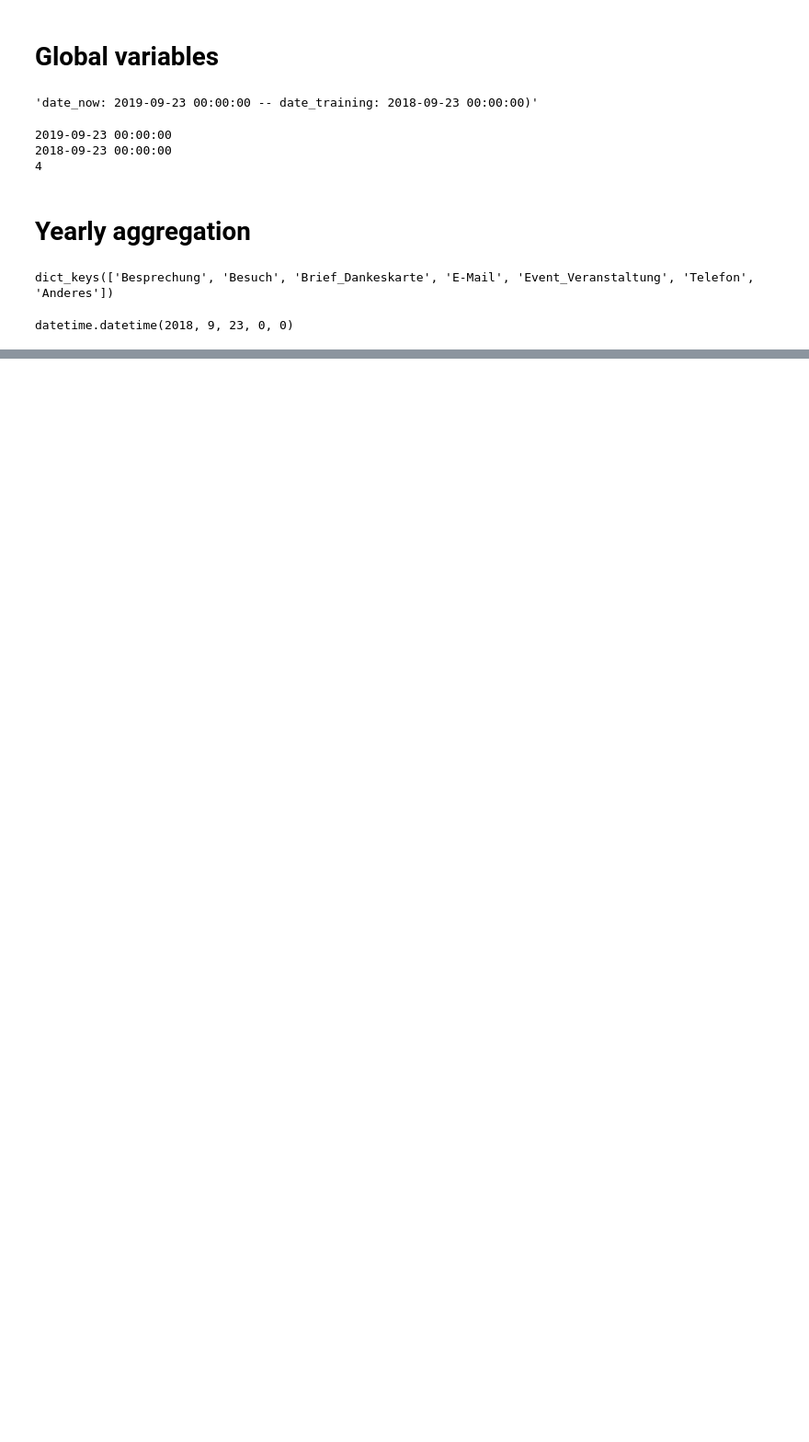
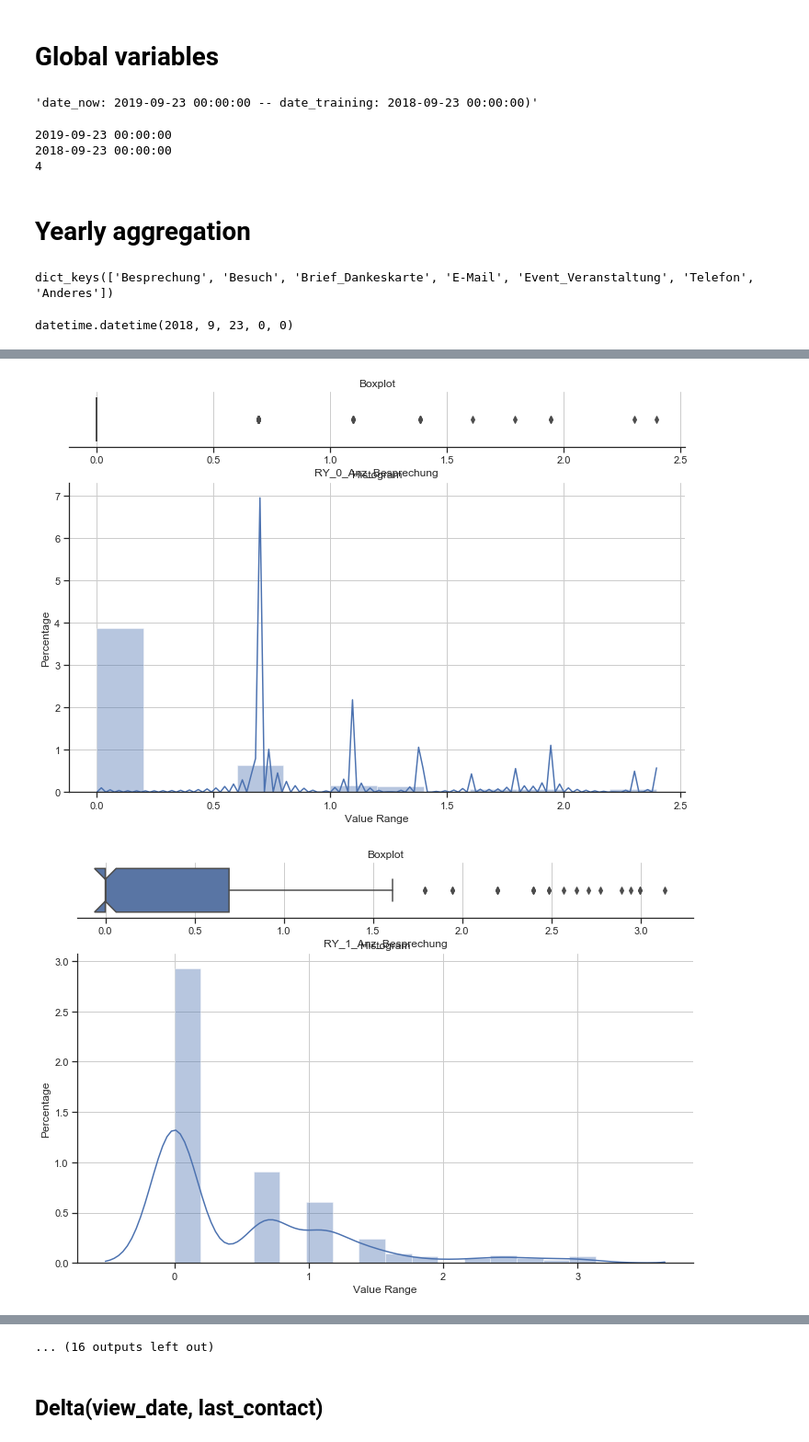
Before and after one commit to apgsga-stc/PredictiveAnalyticsPython, a Jupyter notebook: vkprog_analyse/vkprog_crm_prep.ipynb, the cells around one changed output, grey strips where cells are left out. Shown at 92% size. Drawn from its saved outputs; the diff is of its cells as text; code cells hidden in the pictures; blank space fills up the shorter version.

Commit message:
End of day
Started with time_deltas(last_contact:,view_date)

```diff
--- a/vkprog_analyse/vkprog_crm_prep.ipynb
+++ b/vkprog_analyse/vkprog_crm_prep.ipynb
@@ -252,0 +247,6 @@ yrl_kanal_contacts("Besuch",2)
+# %%
+#apply function:
+
+derpstown_df = contacts_grouped_yrly(date_view=date_training,
+                      kanal_grps=kanal_grps,
+                      year_span=year_span)
@@ -252,0 +268,8 @@ yrl_kanal_contacts("Besuch",2)
+# %%
+for blah in list(derpstown_df.columns)[1:]:
+    boxplot_histogram(np.log(derpstown_df.loc[derpstown_df.loc[:,blah] > 0, blah]),
+                      figsize=(12,8)
+                     )
+# %% [output]
+[figure, added]
+[figure, added]
@@ -252,0 +286,3 @@ yrl_kanal_contacts("Besuch",2)
+... (16 outputs left out)
+# %% [markdown]
+## Delta(view_date, last_contact)
```
Also changed, not shown: parts of 10 cells of this notebook.
